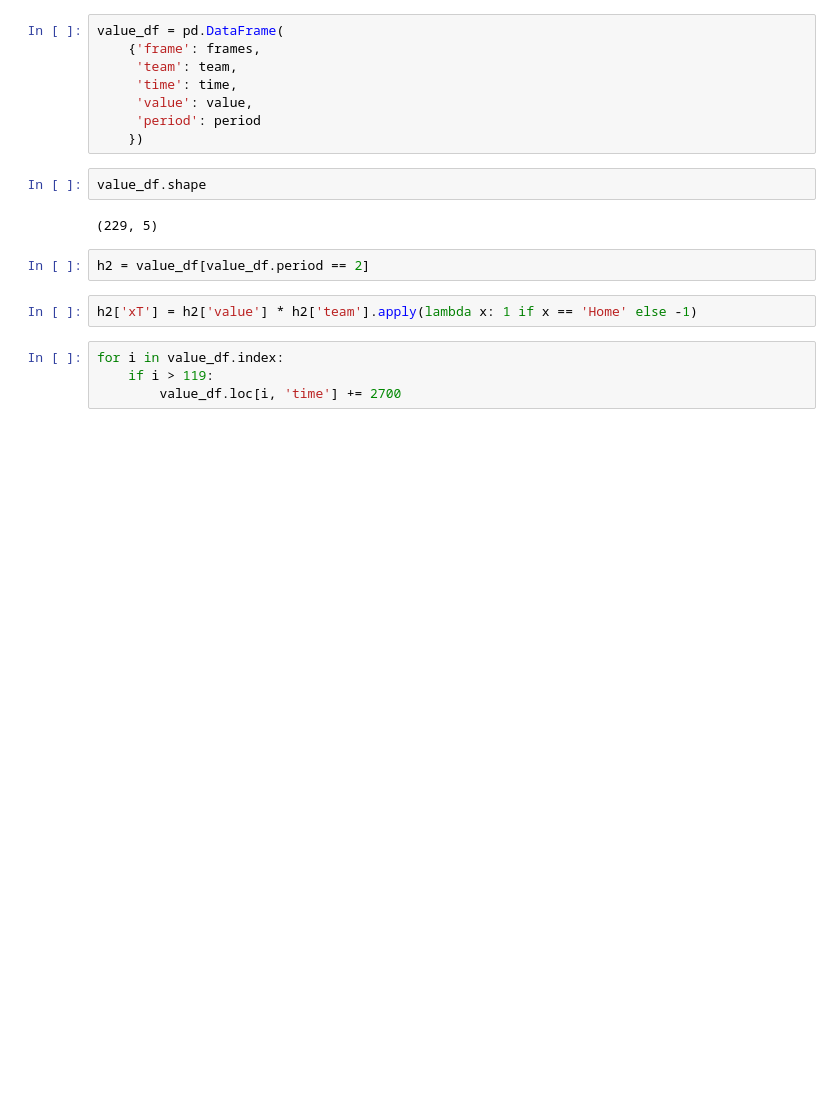
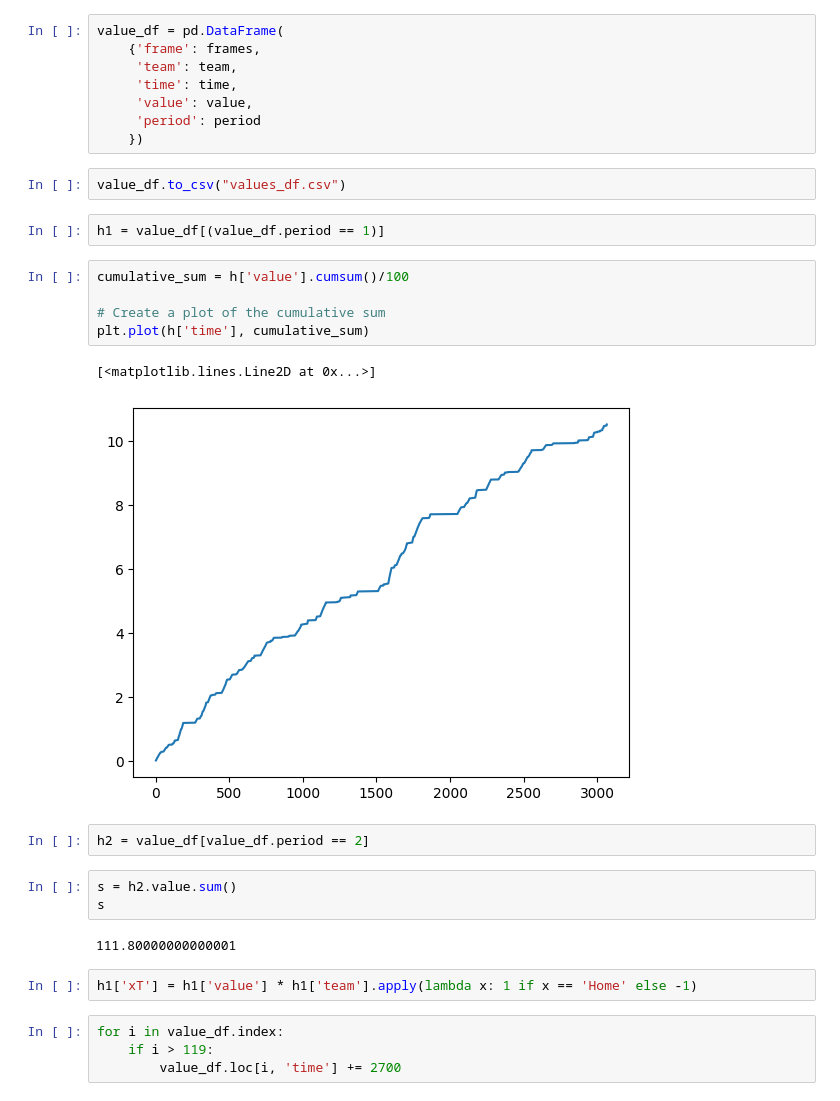
Before and after one commit to liammoore44/City-DS, a Jupyter notebook: notebooks/pitch_control_ss.ipynb, the cells around one changed output. Drawn from its saved outputs; the diff is of its cells as text; blank space fills up the shorter version.

```diff
--- a/notebooks/pitch_control_ss.ipynb
+++ b/notebooks/pitch_control_ss.ipynb
@@ -249,14 +251,27 @@ value_df = pd.DataFrame(
      'value': value,
      'period': period
     })
-# %%
-value_df.shape
-# %% [output]
-(229, 5)
+# %%
+value_df.to_csv("values_df.csv")
+# %%
+h1 = value_df[(value_df.period == 1)]
+# %%
+cumulative_sum = h['value'].cumsum()/100
+
+# Create a plot of the cumulative sum
+plt.plot(h['time'], cumulative_sum)
+# %% [output]
+[<matplotlib.lines.Line2D at 0x...>]
+[figure, added]
 # %%
 h2 = value_df[value_df.period == 2]
+# %%
+s = h2.value.sum()
+s
+# %% [output]
+111.80000000000001
 # %%
-h2['xT'] = h2['value'] * h2['team'].apply(lambda x: 1 if x == 'Home' else -1)
+h1['xT'] = h1['value'] * h1['team'].apply(lambda x: 1 if x == 'Home' else -1)
 # %%
 for i in value_df.index:
     if i > 119:
```
Also changed, not shown: parts of 9 cells of this notebook, 5 other files.
